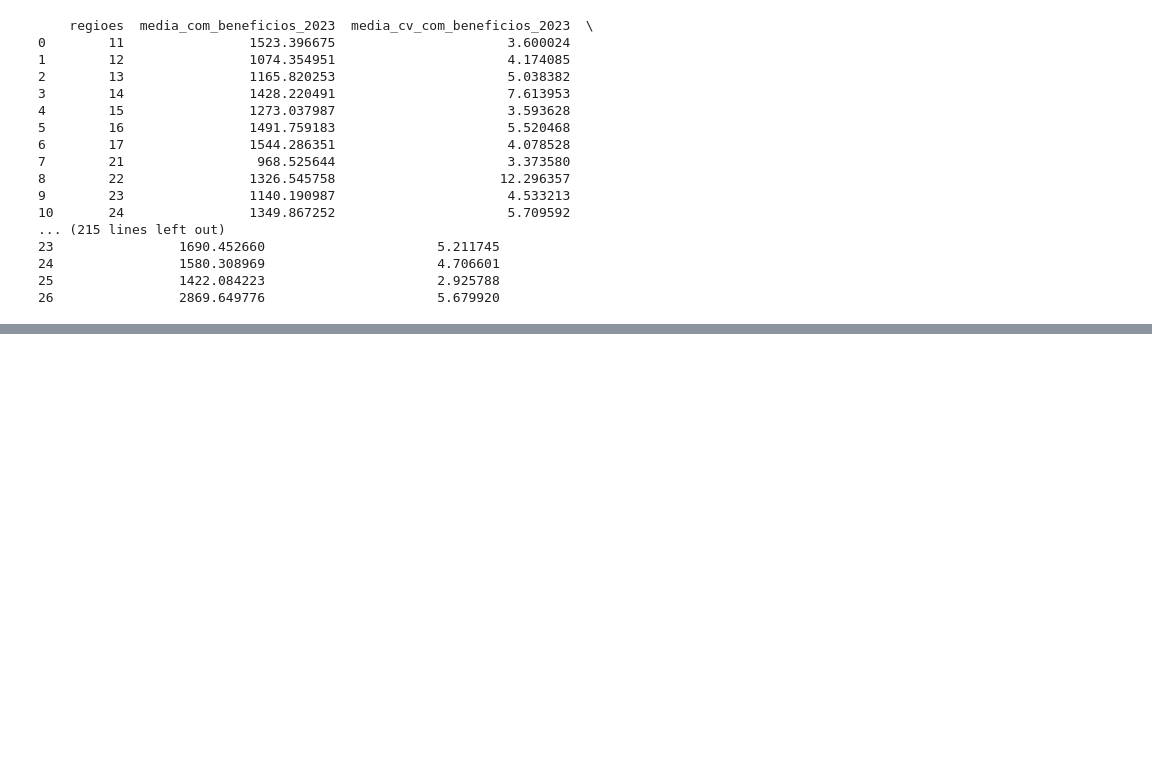
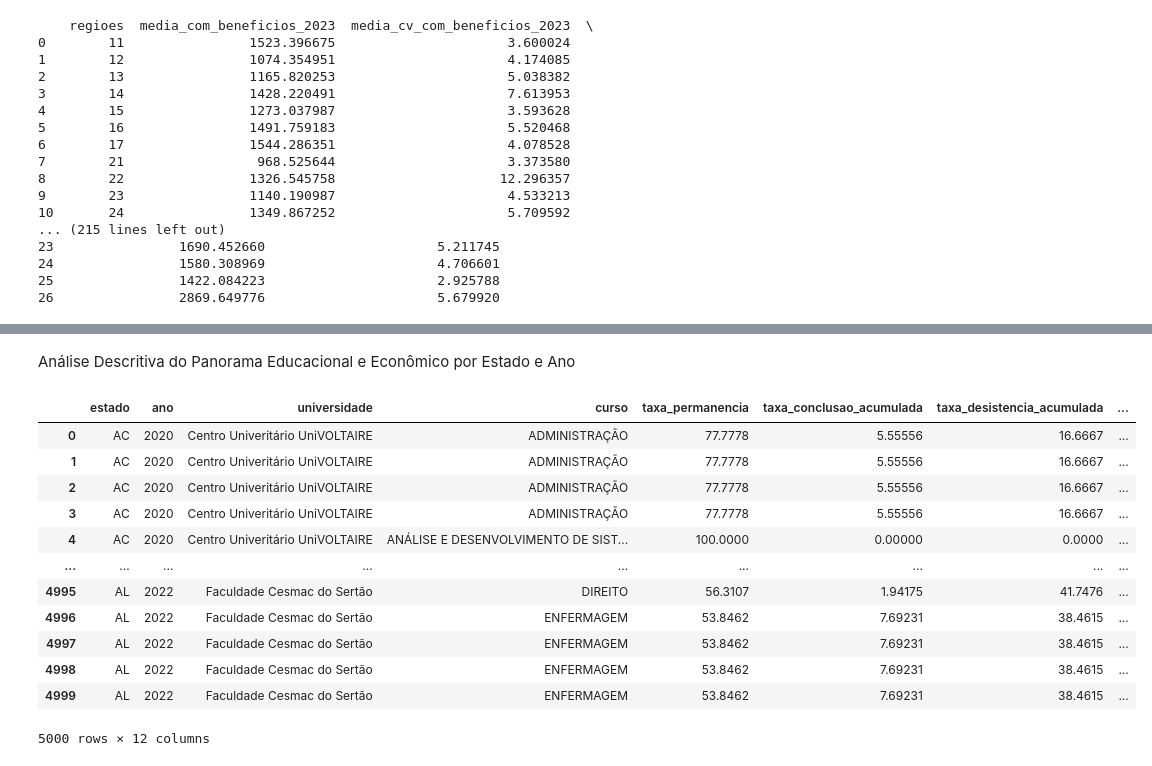
Before and after one commit to ikeisuke-ando/Explorando-problemas-reais-utilizando-Business-Intelligence, a Jupyter notebook: notebooks/analise.ipynb, the cells around one changed output, grey strips where cells are left out. Saved outputs shown, nothing was run; the diff lists cells and outputs as text; code cells hidden in the pictures; blank space fills up the shorter version.

```diff
--- a/notebooks/analise.ipynb
+++ b/notebooks/analise.ipynb
@@ -332,0 +365,53 @@ conn.close()
+# %% [markdown]
+Análise Descritiva do Panorama Educacional e Econômico por Estado e Ano
+# %%
+conn = mysql.connector.connect(
+    host="localhost",
+    user="root",
+    password="0000",
+    database="datawarehouse"
+)
+
+query = """
+SELECT
+    uf.uf_sigla AS estado,
+    t.tem_ano AS ano,
+    u.uni_nome AS universidade,
+    c.cur_nome AS curso,
+    COALESCE(ia.taxa_permanencia, 0) AS taxa_permanencia,
+    COALESCE(ia.taxa_conclusao_acumulada, 0) AS taxa_conclusao_acumulada,
+    COALESCE(ia.taxa_desistencia_acumulada, 0) AS taxa_desistencia_acumulada,
+    COALESCE(ia.taxa_conclusao_anual, 0) AS taxa_conclusao_anual,
+    COALESCE(ia.taxa_desistencia_anual, 0) AS taxa_desistencia_anual,
+    COALESCE(ie.inec_rendimento_medio_percapita_com_beneficio, 0) AS rendimento_medio,
+    COALESCE(ie.inec_rendimento_medio_percapita_sem_beneficio, 0) AS rendimento_medio_sem_auxilio,
+    COALESCE(ie.inec_coeficiente_variacao_rendimento_com_beneficio, 0) AS coeficiente_variacao
+FROM uf
+CROSS JOIN tempo t
+LEFT JOIN indicadores_academicos ia
+    ON ia.uf_id = uf.uf_id AND ia.tem_id = t.tem_id
+LEFT JOIN universidades u ON ia.uni_id = u.uni_id
+LEFT JOIN cursos c ON ia.cur_id = c.cur_id
+LEFT JOIN indicadores_economicos ie
+    ON ie.uf_id = uf.uf_id AND ie.tem_id = t.tem_id
+ORDER BY uf.uf_sigla, t.tem_ano, universidade, curso;
+"""
+
+df = pd.read_sql(query, conn)
+df['estado'].value_counts()
+
+df.head(5000)
+# %% [output]
+|  | estado | ano | universidade | curso | taxa_permanencia | taxa_conclusao_acumulada | taxa_desistencia_acumulada | ... |
+| 0 | AC | 2020 | Centro Univeritário UniVOLTAIRE | ADMINISTRAÇÃO | 77.7778 | 5.55556 | 16.6667 | ... |
+| 1 | AC | 2020 | Centro Univeritário UniVOLTAIRE | ADMINISTRAÇÃO | 77.7778 | 5.55556 | 16.6667 | ... |
+| 2 | AC | 2020 | Centro Univeritário UniVOLTAIRE | ADMINISTRAÇÃO | 77.7778 | 5.55556 | 16.6667 | ... |
+| 3 | AC | 2020 | Centro Univeritário UniVOLTAIRE | ADMINISTRAÇÃO | 77.7778 | 5.55556 | 16.6667 | ... |
+| 4 | AC | 2020 | Centro Univeritário UniVOLTAIRE | ANÁLISE E DESENVOLVIMENTO DE SIST... | 100.0000 | 0.00000 | 0.0000 | ... |
+| ... | ... | ... | ... | ... | ... | ... | ... | ... |
+| 4995 | AL | 2022 | Faculdade Cesmac do Sertão | DIREITO | 56.3107 | 1.94175 | 41.7476 | ... |
+| 4996 | AL | 2022 | Faculdade Cesmac do Sertão | ENFERMAGEM | 53.8462 | 7.69231 | 38.4615 | ... |
+| 4997 | AL | 2022 | Faculdade Cesmac do Sertão | ENFERMAGEM | 53.8462 | 7.69231 | 38.4615 | ... |
+| 4998 | AL | 2022 | Faculdade Cesmac do Sertão | ENFERMAGEM | 53.8462 | 7.69231 | 38.4615 | ... |
+| 4999 | AL | 2022 | Faculdade Cesmac do Sertão | ENFERMAGEM | 53.8462 | 7.69231 | 38.4615 | ... |
+5000 rows × 12 columns
```
Also changed, not shown: parts of 32 cells of this notebook.
